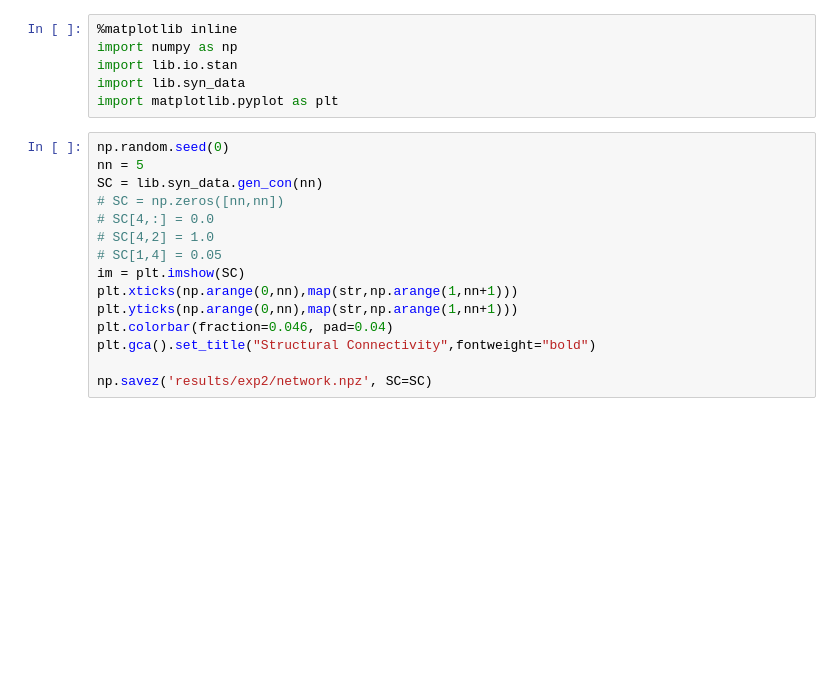
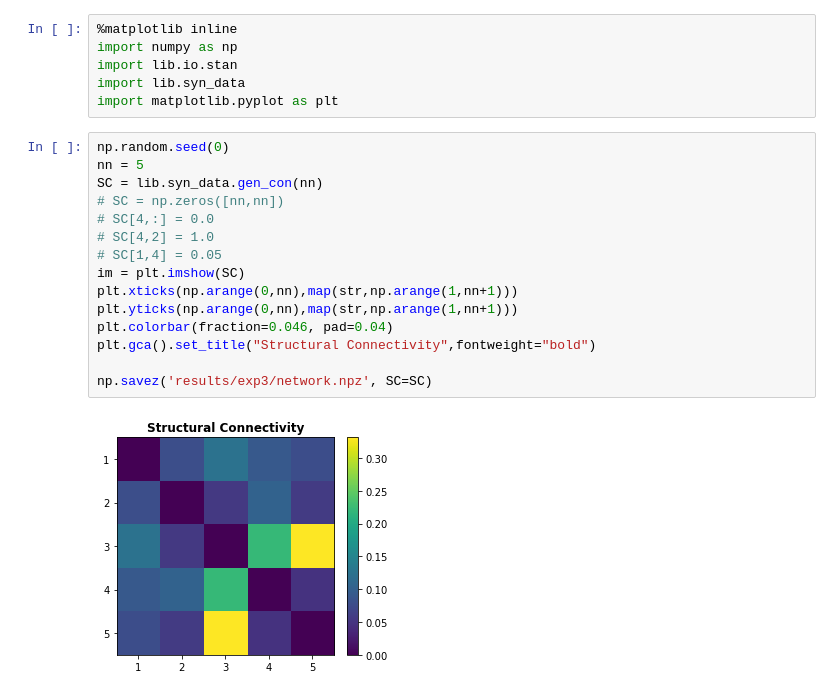
Before and after one commit to dhrunia/infr_szr_prpgtn, a Jupyter notebook: vep-src-fit.ipynb, the cells around one changed output. Saved outputs shown, nothing was run; the diff lists cells and outputs as text; blank space fills up the shorter version.

```diff
--- a/vep-src-fit.ipynb
+++ b/vep-src-fit.ipynb
@@ -7,18 +7,20 @@ import matplotlib.pyplot as plt
 # %%
 np.random.seed(0)
 nn = 5
 SC = lib.syn_data.gen_con(nn)
 # SC = np.zeros([nn,nn])
 # SC[4,:] = 0.0
 # SC[4,2] = 1.0
 # SC[1,4] = 0.05
 im = plt.imshow(SC)
 plt.xticks(np.arange(0,nn),map(str,np.arange(1,nn+1)))
 plt.yticks(np.arange(0,nn),map(str,np.arange(1,nn+1)))
 plt.colorbar(fraction=0.046, pad=0.04)
 plt.gca().set_title("Structural Connectivity",fontweight="bold")
 
-np.savez('results/exp2/network.npz', SC=SC)
+np.savez('results/exp3/network.npz', SC=SC)
+# %% [output]
+[figure, added]
 # %%
 I1 = 3.1
 tau0 = 30.0
```
Also changed, not shown: parts of 6 cells of this notebook, 3 other files.
